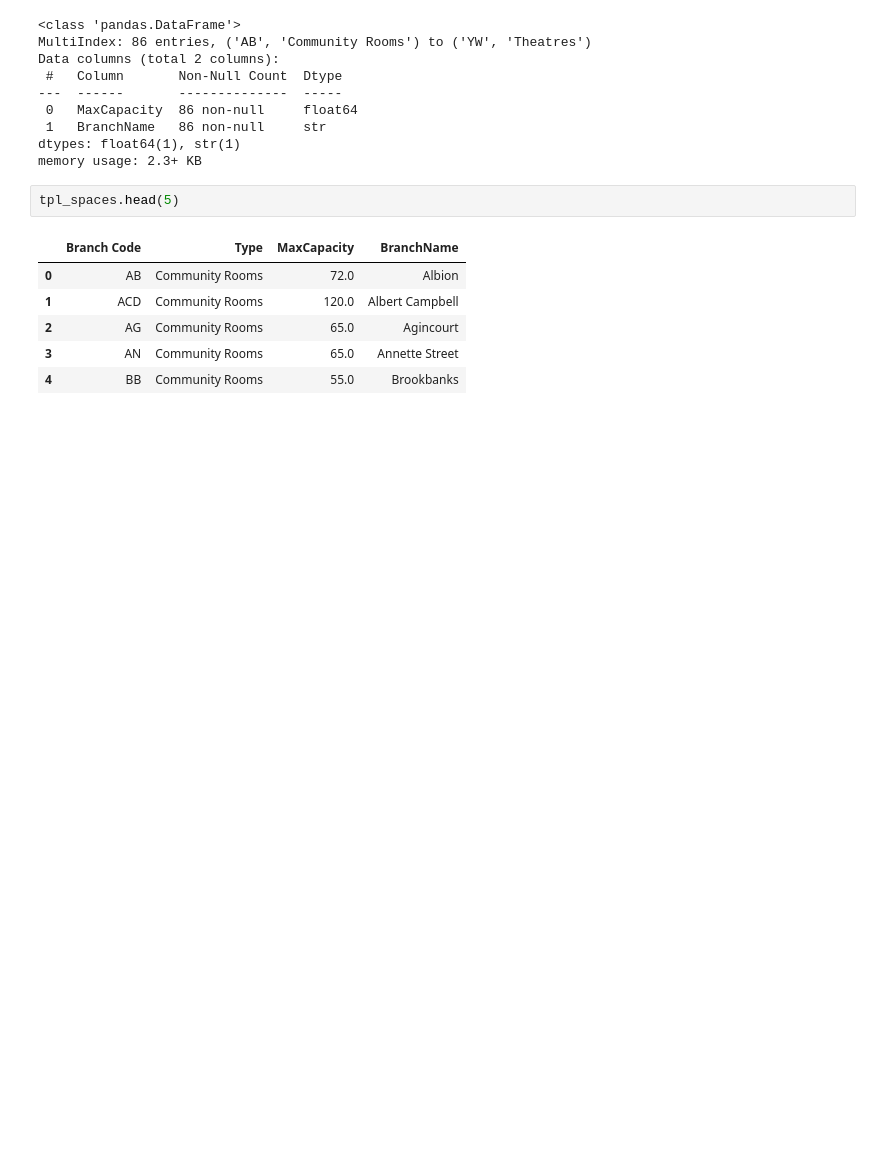
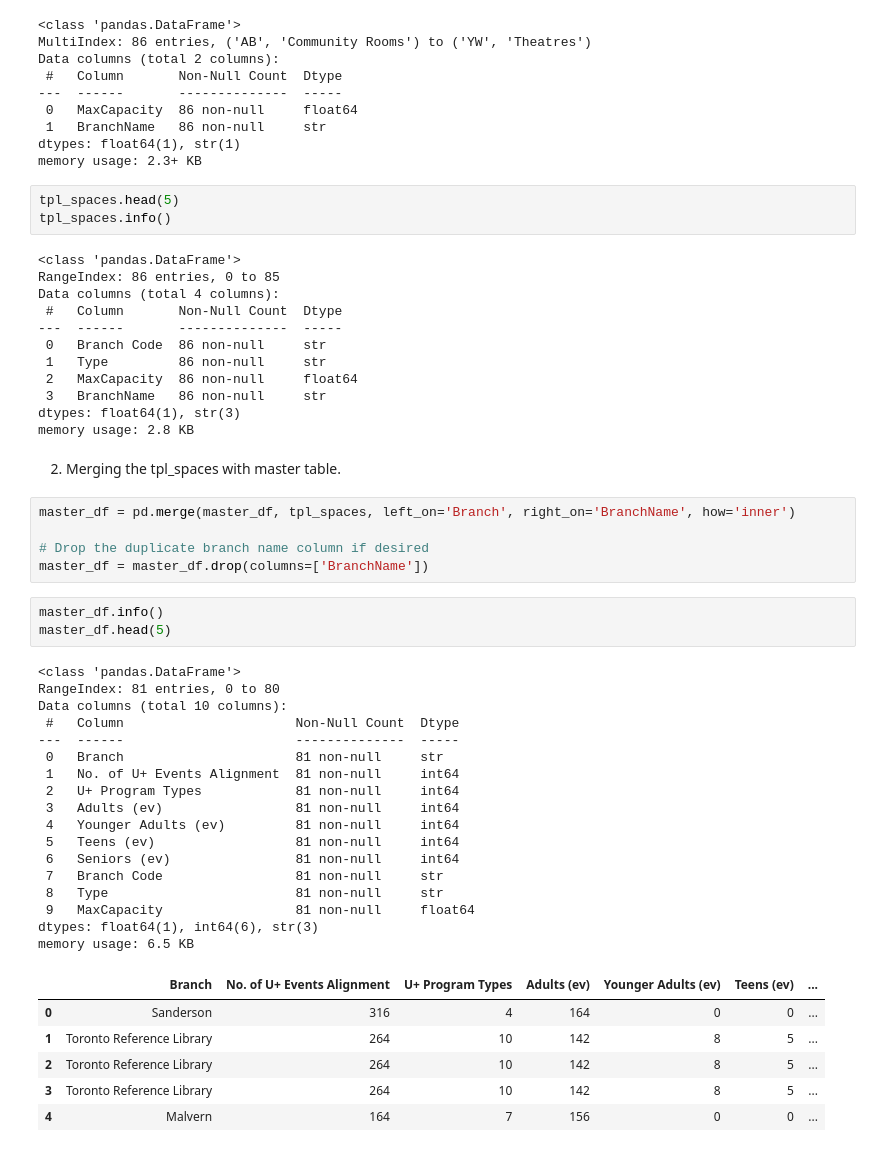
Before and after one commit to EdenKhazma/UVolunteer, a Jupyter notebook: TLPP-Dashboard/final_notes.ipynb, the cells around one changed output. Cells and saved outputs as stored; diff of their text form; blank space fills up the shorter version.

```diff
--- a/TLPP-Dashboard/final_notes.ipynb
+++ b/TLPP-Dashboard/final_notes.ipynb
@@ -1369,10 +1339,50 @@ dtypes: float64(1), str(1)
 memory usage: 2.3+ KB
 # %%
 tpl_spaces.head(5)
+tpl_spaces.info()
 # %% [output]
-|  | Branch Code | Type | MaxCapacity | BranchName |
-| 0 | AB | Community Rooms | 72.0 | Albion |
-| 1 | ACD | Community Rooms | 120.0 | Albert Campbell |
-| 2 | AG | Community Rooms | 65.0 | Agincourt |
-| 3 | AN | Community Rooms | 65.0 | Annette Street |
-| 4 | BB | Community Rooms | 55.0 | Brookbanks |
+<class 'pandas.DataFrame'>
+RangeIndex: 86 entries, 0 to 85
+Data columns (total 4 columns):
+ #   Column       Non-Null Count  Dtype
+---  ------       --------------  -----
+ 0   Branch Code  86 non-null     str
+ 1   Type         86 non-null     str
+ 2   MaxCapacity  86 non-null     float64
+ 3   BranchName   86 non-null     str
+dtypes: float64(1), str(3)
+memory usage: 2.8 KB
+# %% [markdown]
+2. Merging the tpl_spaces with master table.
+# %%
+master_df = pd.merge(master_df, tpl_spaces, left_on='Branch', right_on='BranchName', how='inner')
+
+# Drop the duplicate branch name column if desired
+master_df = master_df.drop(columns=['BranchName'])
+# %%
+master_df.info()
+master_df.head(5)
+# %% [output]
+<class 'pandas.DataFrame'>
+RangeIndex: 81 entries, 0 to 80
+Data columns (total 10 columns):
+ #   Column                      Non-Null Count  Dtype
+---  ------                      --------------  -----
+ 0   Branch                      81 non-null     str
+ 1   No. of U+ Events Alignment  81 non-null     int64
+ 2   U+ Program Types            81 non-null     int64
+ 3   Adults (ev)                 81 non-null     int64
+ 4   Younger Adults (ev)         81 non-null     int64
+ 5   Teens (ev)                  81 non-null     int64
+ 6   Seniors (ev)                81 non-null     int64
+ 7   Branch Code                 81 non-null     str
+ 8   Type                        81 non-null     str
+ 9   MaxCapacity                 81 non-null     float64
+dtypes: float64(1), int64(6), str(3)
+memory usage: 6.5 KB
+|  | Branch | No. of U+ Events Alignment | U+ Program Types | Adults (ev) | Younger Adults (ev) | Teens (ev) | ... |
+| 0 | Sanderson | 316 | 4 | 164 | 0 | 0 | ... |
+| 1 | Toronto Reference Library | 264 | 10 | 142 | 8 | 5 | ... |
+| 2 | Toronto Reference Library | 264 | 10 | 142 | 8 | 5 | ... |
+| 3 | Toronto Reference Library | 264 | 10 | 142 | 8 | 5 | ... |
+| 4 | Malvern | 164 | 7 | 156 | 0 | 0 | ... |
```
Also changed, not shown: parts of 21 cells of this notebook, 2 other files.
